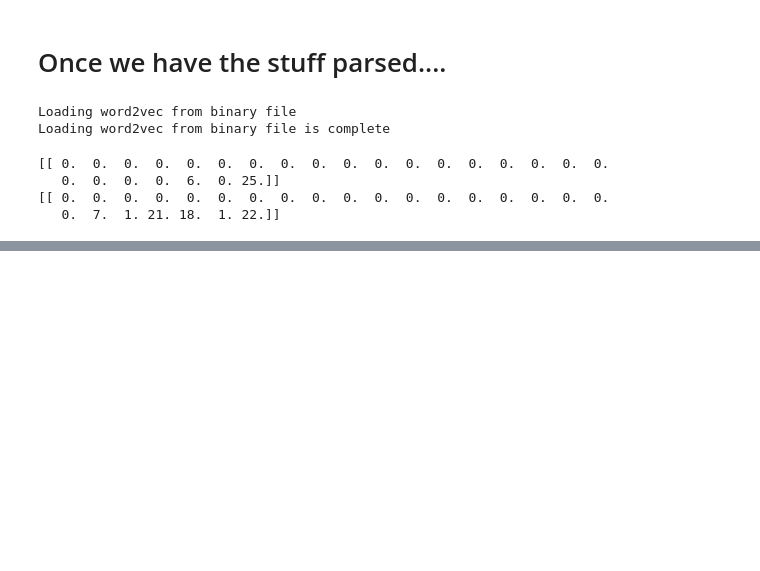
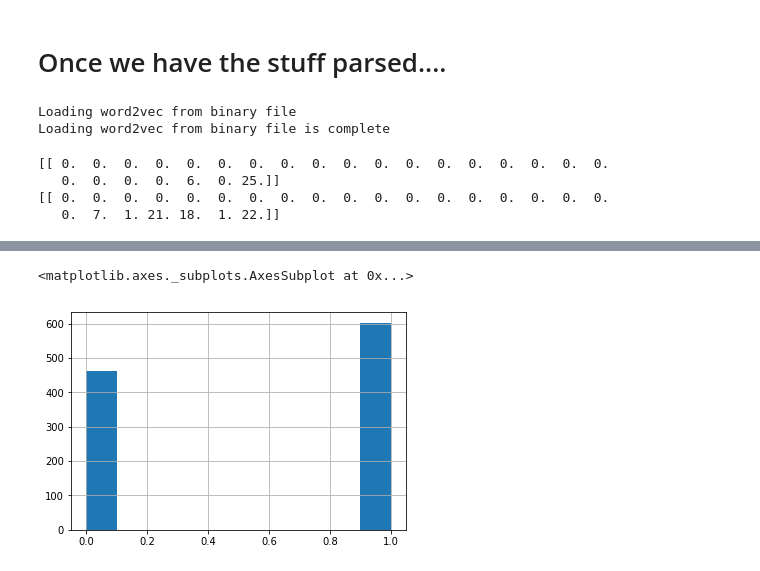
Before and after one commit to gauravkdesai/w266-final-project-OOV-fake-bias-detection, a Jupyter notebook: original_work/wiki_parse testing.ipynb, the cells around one changed output, grey strips where cells are left out. Saved outputs shown, nothing was run; the diff lists cells and outputs as text; code cells hidden in the pictures; blank space fills up the shorter version.

```diff
--- a/original_work/wiki_parse testing.ipynb
+++ b/original_work/wiki_parse testing.ipynb
@@ -558,0 +600,5 @@ Finished with all 4 models
+# %%
+wiki_df['has_wiki'].hist()
+# %% [output]
+<matplotlib.axes._subplots.AxesSubplot at 0x...>
+[figure, added]
```
Also changed, not shown: parts of 11 cells of this notebook, 8 other files.
